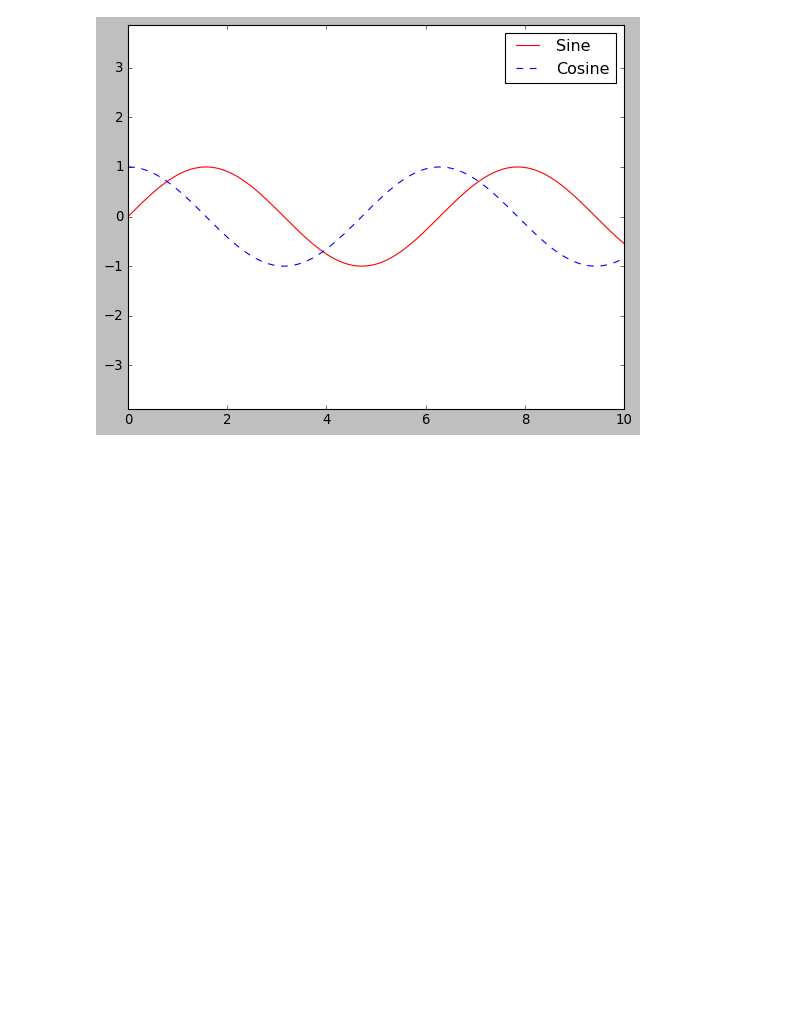
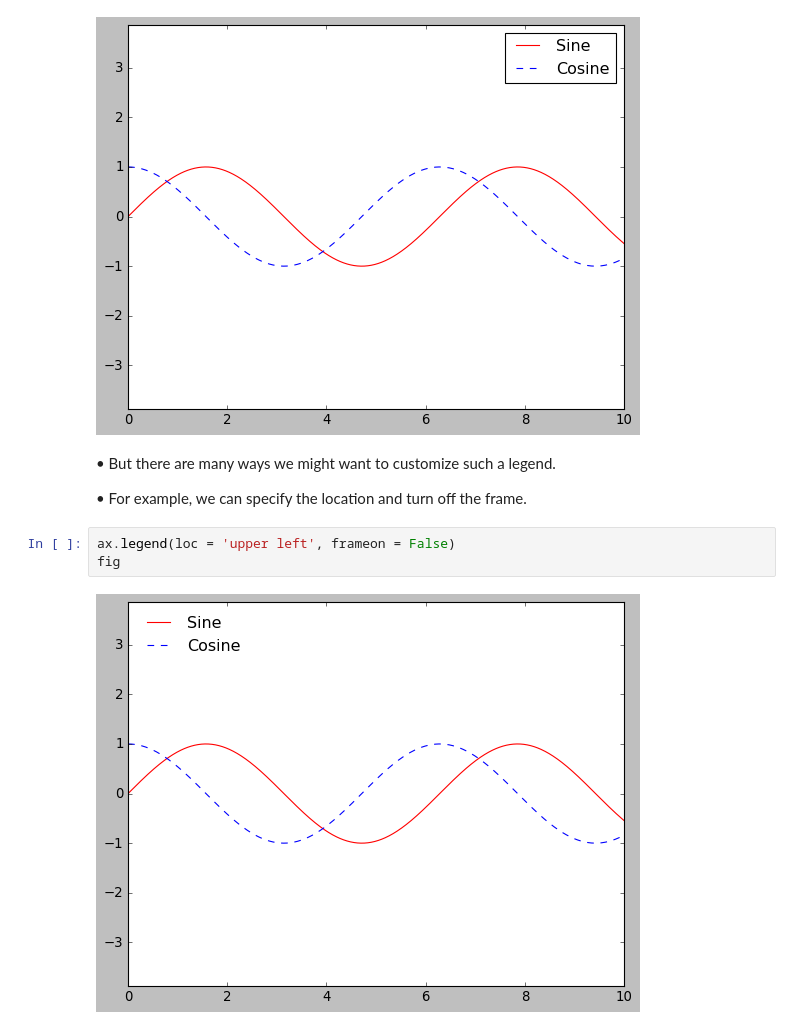
Before and after one commit to rajesh1994/python_excercise_programiz, a Jupyter notebook: python/11_matplotlib/python_for_datascience_handbook/5. Customising Plot Legends.ipynb, the cells around one changed output. Saved outputs shown, nothing was run; the diff lists cells and outputs as text; blank space fills up the shorter version.

Commit message:
5. Customising Plot Legends.ipynb - completed

```diff
--- a/python/11_matplotlib/python_for_datascience_handbook/5. Customising Plot Legends.ipynb
+++ b/python/11_matplotlib/python_for_datascience_handbook/5. Customising Plot Legends.ipynb
@@ -20,3 +20,12 @@ ax.axis('equal')
 ax.legend();
 # %% [output]
 [figure]
+# %% [markdown]
+• But there are many ways we might want to customize such a legend.
+
+• For example, we can specify the location and turn off the frame.
+# %%
+ax.legend(loc = 'upper left', frameon = False)
+fig
+# %% [output]
+[figure, added]
```
Also changed, not shown: parts of 14 cells of this notebook, 1 other file.
